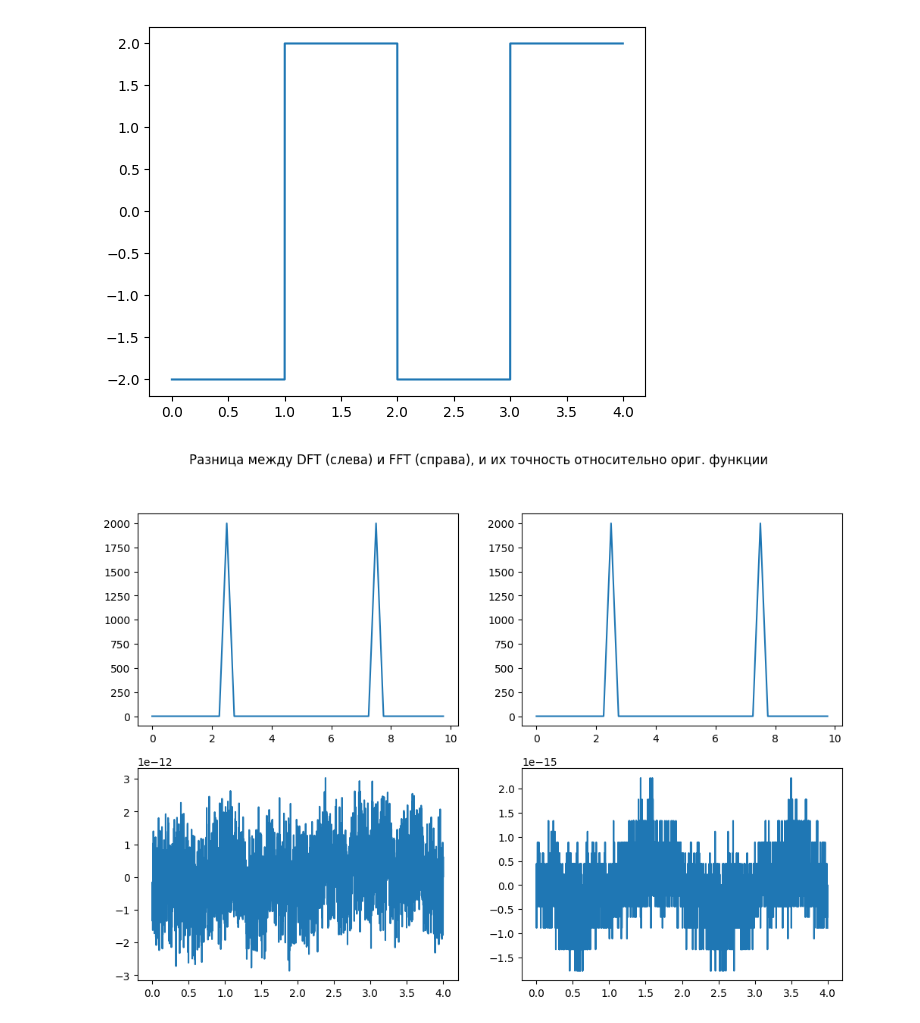
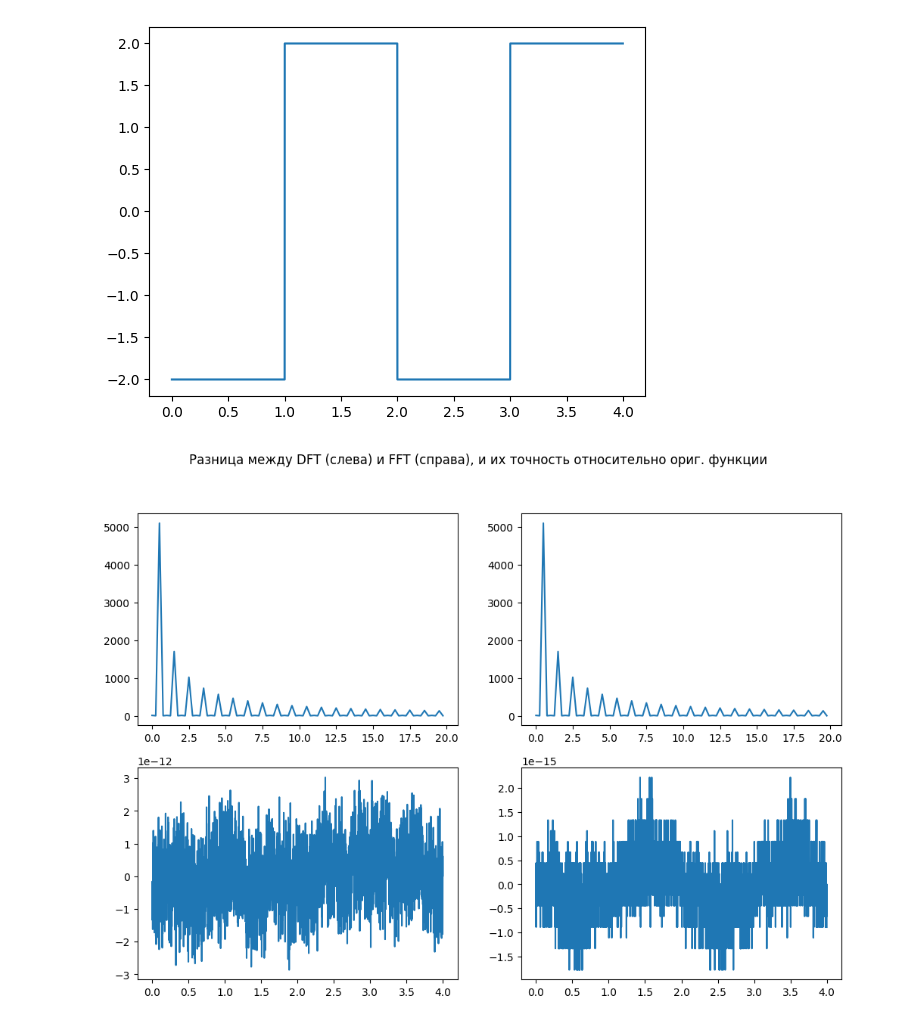
Before and after one commit to bakafox/digsigproc, a Jupyter notebook: Lab2/lab2.ipynb, the cells around one changed output. Drawn from its saved outputs; the diff is of its cells as text; code cells hidden in the pictures.

```diff
--- a/Lab2/lab2.ipynb
+++ b/Lab2/lab2.ipynb
@@ -78,10 +70,10 @@ def compare_DFT_FFT(time, freq, val, dft, fft, upscale=1):
     plt.suptitle('Разница между DFT (слева) и FFT (справа), и их точность относительно ориг. функции')
 
     plt.subplot(2, 2, 1)
-    plt.plot(freq[0:len(freq)//(2*upscale)], cos_dft[0:len(freq)//(2*upscale)])
+    plt.plot(freq[0:len(freq)//(2*upscale)], np.abs(dft[0:len(freq)//(2*upscale)]))
 
     plt.subplot(2, 2, 2)
-    plt.plot(freq[0:len(freq)//(2*upscale)], cos_fft[0:len(freq)//(2*upscale)])
+    plt.plot(freq[0:len(freq)//(2*upscale)], np.abs(dft[0:len(freq)//(2*upscale)]))
 
     plt.subplot(2, 2, 3)
     plt.plot(time, dft_err)
@@ -151,11 +153,11 @@ plt.show()
 # %%
 impulse_frequencies = np.fft.fftfreq(len(impulse_time), 0.001)
 impulse_dft = DFT_slow(impulse_values)
 impulse_fft = np.fft.fft(impulse_values)
+
+compare_DFT_FFT(impulse_time, impulse_frequencies, impulse_values, impulse_dft, impulse_fft, 25)
+# %% [output]
+[figure, added]
-# %%
-compare_DFT_FFT(impulse_time, impulse_frequencies, impulse_values, impulse_dft, impulse_fft, 50)
-# %% [output]
-[figure, removed]
 # %%
 impulse_noisy = impulse_values + np.random.normal(0, 1, impulse_time.shape)
 # %%
```
Also changed, not shown: parts of 19 cells of this notebook, 1 other file.
